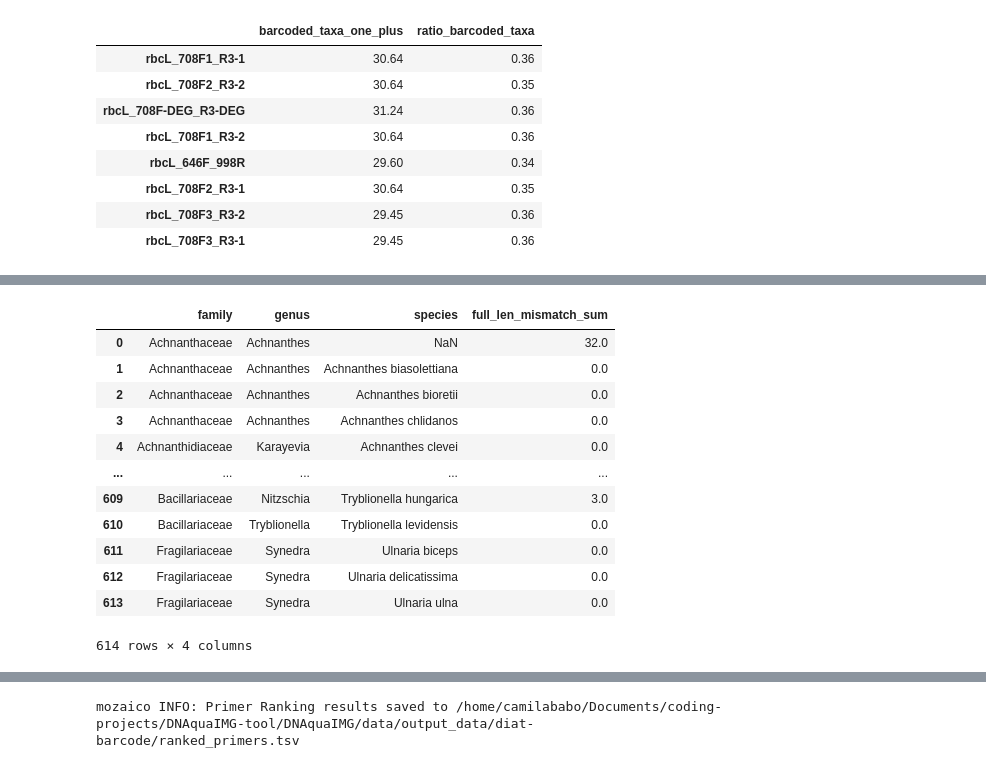
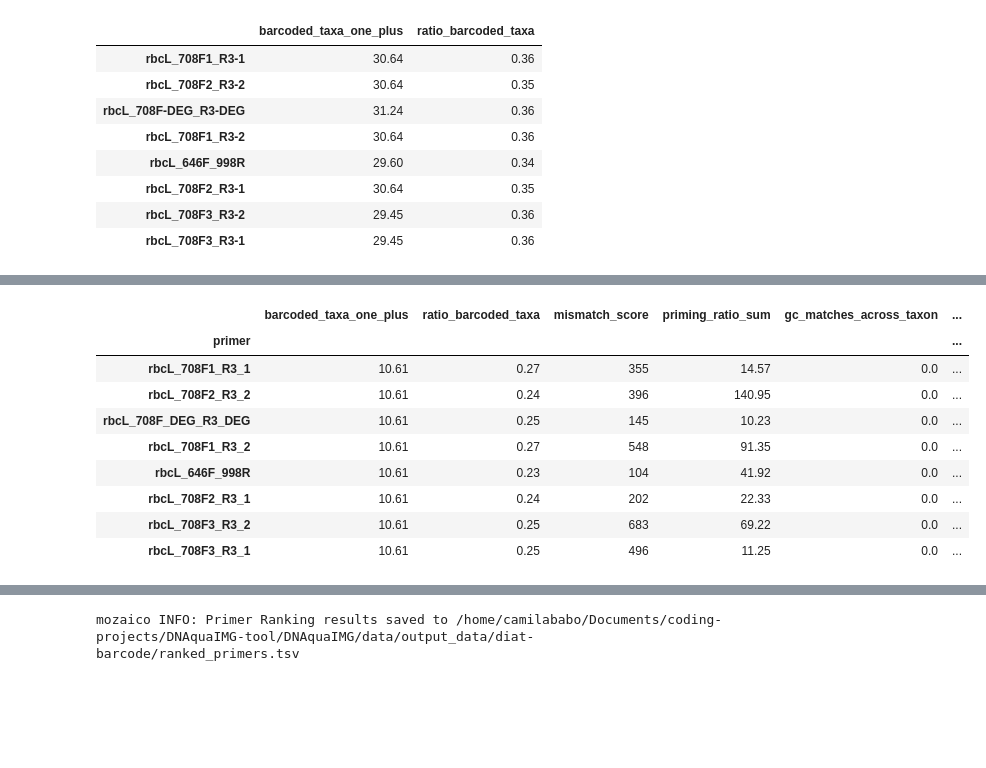
Before and after one commit to CIBIO-BU/mozaiko, a Jupyter notebook: draft.ipynb, the cells around one changed output, grey strips where cells are left out. Saved outputs shown, nothing was run; the diff lists cells and outputs as text; code cells hidden in the pictures; blank space fills up the shorter version.

Commit message:
last otl analysis

```diff
--- a/draft.ipynb
+++ b/draft.ipynb
@@ -438,18 +440,2 @@ result_full_len = bind.process_analysis_per_taxon(primerex, 'sum', 'full_len_mis
-# %%
-result_full_len
-# %% [output]
-|  | family | genus | species | full_len_mismatch_sum |
-| 0 | Achnanthaceae | Achnanthes | NaN | 32.0 |
-| 1 | Achnanthaceae | Achnanthes | Achnanthes biasolettiana | 0.0 |
-| 2 | Achnanthaceae | Achnanthes | Achnanthes bioretii | 0.0 |
-| 3 | Achnanthaceae | Achnanthes | Achnanthes chlidanos | 0.0 |
-| 4 | Achnanthidiaceae | Karayevia | Achnanthes clevei | 0.0 |
-| ... | ... | ... | ... | ... |
-| 609 | Bacillariaceae | Nitzschia | Tryblionella hungarica | 3.0 |
-| 610 | Bacillariaceae | Tryblionella | Tryblionella levidensis | 0.0 |
-| 611 | Fragilariaceae | Synedra | Ulnaria biceps | 0.0 |
-| 612 | Fragilariaceae | Synedra | Ulnaria delicatissima | 0.0 |
-| 613 | Fragilariaceae | Synedra | Ulnaria ulna | 0.0 |
-614 rows × 4 columns
 # %%
 result_three_end = bind.process_analysis_per_taxon(primerex, 'max', 'three_end_mismatch_sum')
@@ -456,5 +448,18 @@ result_three_end = bind.process_analysis_per_taxon(primerex, 'max', 'three_end_m
 # %%
-ref_qual = cls.comprehensive_primer_analysis(output_folder)
+ref_qual = cls.comprehensive_primer_analysis(output_folder, save_otl_level_results=True)
+# %%
+ref_qual
+# %% [output]
+|  | barcoded_taxa_one_plus | ratio_barcoded_taxa | mismatch_score | priming_ratio_sum | gc_matches_across_taxon | ... |
+| primer |  |  |  |  |  | ... |
+| rbcL_708F1_R3_1 | 10.61 | 0.27 | 355 | 14.57 | 0.0 | ... |
+| rbcL_708F2_R3_2 | 10.61 | 0.24 | 396 | 140.95 | 0.0 | ... |
+| rbcL_708F_DEG_R3_DEG | 10.61 | 0.25 | 145 | 10.23 | 0.0 | ... |
+| rbcL_708F1_R3_2 | 10.61 | 0.27 | 548 | 91.35 | 0.0 | ... |
+| rbcL_646F_998R | 10.61 | 0.23 | 104 | 41.92 | 0.0 | ... |
+| rbcL_708F2_R3_1 | 10.61 | 0.24 | 202 | 22.33 | 0.0 | ... |
+| rbcL_708F3_R3_2 | 10.61 | 0.25 | 683 | 69.22 | 0.0 | ... |
+| rbcL_708F3_R3_1 | 10.61 | 0.25 | 496 | 11.25 | 0.0 | ... |
 # %%
 cls.get_traits_and_resolution()
 # %% [output]
```
Also changed, not shown: parts of 13 cells of this notebook, 5 other files.
